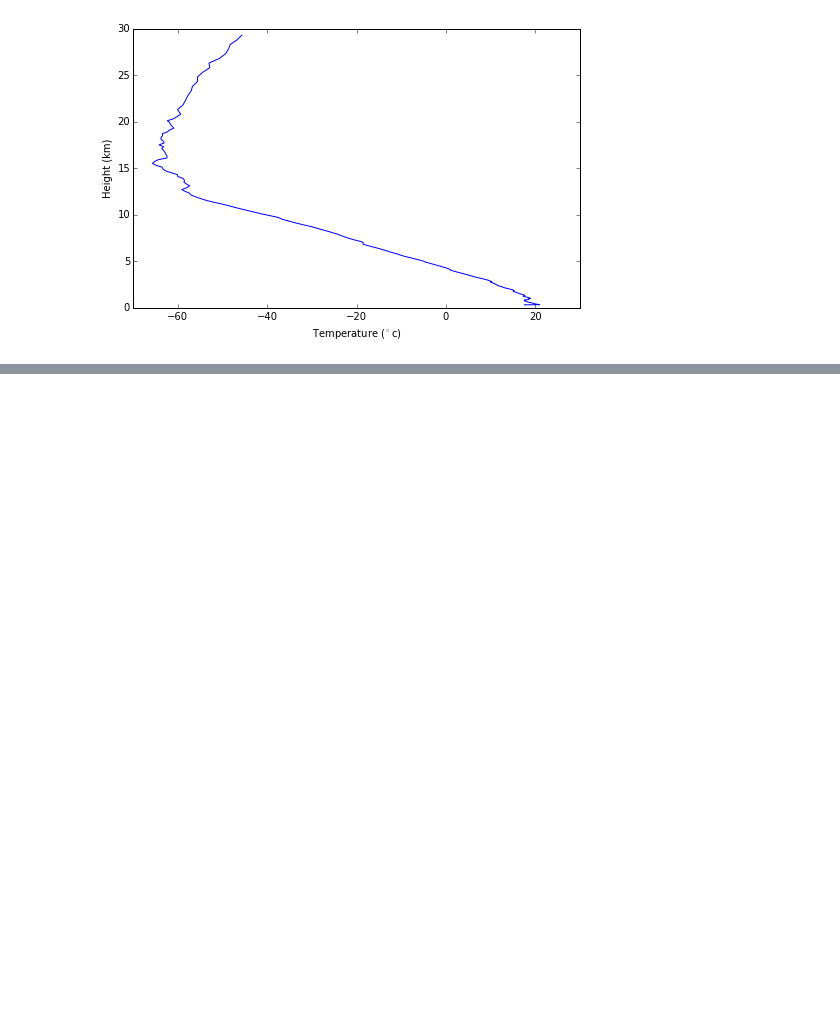
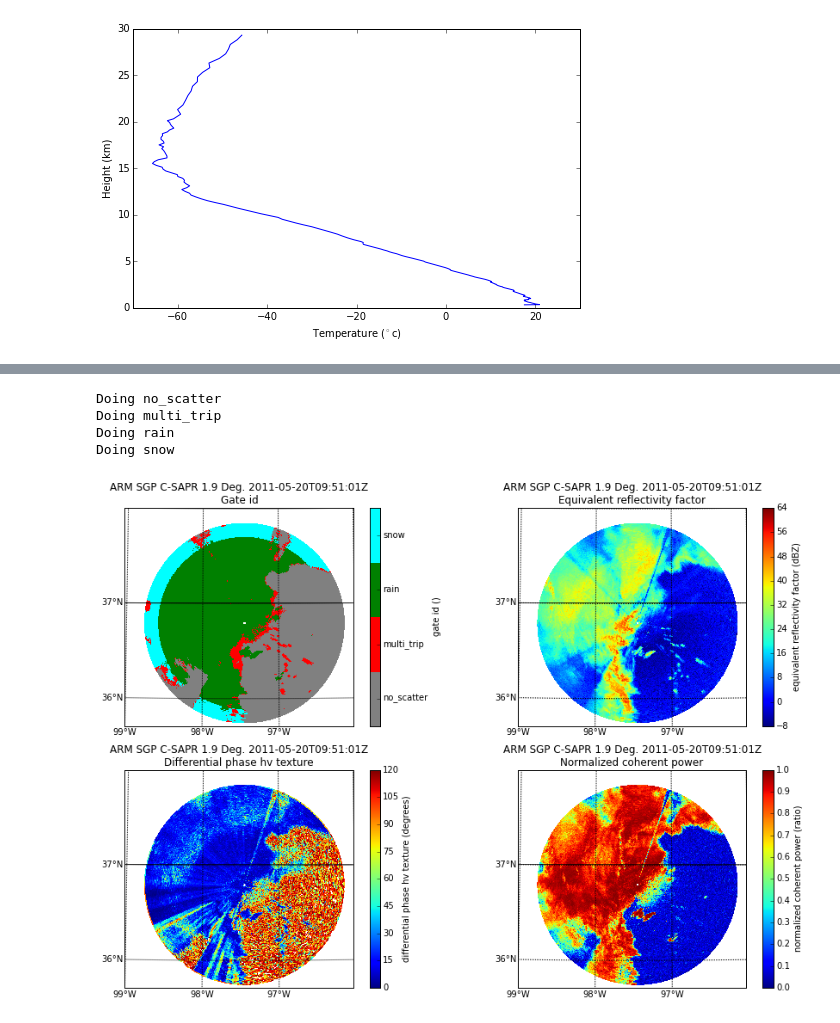
Before and after one commit to ANL-DIGR/openvap, a Jupyter notebook: development/cmac2/notebooks/3 Testing Py-ART implimentations .ipynb, the cells around one changed output, grey strips where cells are left out. Cells and saved outputs as stored; diff of their text form; code cells hidden in the pictures; blank space fills up the shorter version.

```diff
--- a/development/cmac2/notebooks/3 Testing Py-ART implimentations .ipynb
+++ b/development/cmac2/notebooks/3 Testing Py-ART implimentations .ipynb
@@ -114,0 +198,7 @@ test_texture_of_complex_phase()
+# %%
+gid_fld, cats = cum_score_fuzzy_logic(csapr_radar, debug = True)
+# %% [output]
+Doing no_scatter
+Doing multi_trip
+Doing rain
+Doing snow
@@ -114,0 +207,30 @@ test_texture_of_complex_phase()
+# %%
+f = plt.figure(figsize = [15,10])
+plt.subplot(2, 2, 1)
+lab_colors=['gray', 'red', 'green', 'cyan' ]
+cmap = matplotlib.colors.ListedColormap(lab_colors)
+display.plot_ppi_map('gate_id', sweep = 2, vmin =0, vmax = 4,
+                     min_lon = min_lon, max_lon = max_lon, min_lat = min_lat, max_lat = max_lat,
+                     resolution = 'i', cmap = cmap)
+cbax=plt.gca()
+#labels = [item.get_text() for item in cbax.get_xticklabels()]
+#my_display.cbs[-1].ax.set_yticklabels(cats)
+tick_locs   = np.linspace(0,3,4)+0.5
+display.cbs[-1].locator     = matplotlib.ticker.FixedLocator(tick_locs)
+display.cbs[-1].formatter   = matplotlib.ticker.FixedFormatter(cats)
+display.cbs[-1].update_ticks()
+plt.subplot(2, 2, 2)
+display.plot_ppi_map('reflectivity', sweep = 2, vmin = -8, vmax = 64,
+                      min_lon = min_lon, max_lon = max_lon, min_lat = min_lat, max_lat = max_lat,
+                     resolution = 'i')
+
+plt.subplot(2, 2, 3)
+display.plot_ppi_map('differential_phase_texture', sweep = 2, vmin =0, vmax = 120,
+                     min_lon = min_lon, max_lon = max_lon, min_lat = min_lat, max_lat = max_lat,
+                     resolution = 'i')
+plt.subplot(2, 2, 4)
+display.plot_ppi_map('normalized_coherent_power', sweep = 2, vmin = 0, vmax = 1,
+                      min_lon = min_lon, max_lon = max_lon, min_lat = min_lat, max_lat = max_lat,
+                     resolution = 'i')
+# %% [output]
+[figure, added]
```
Also changed, not shown: parts of 12 cells of this notebook.
